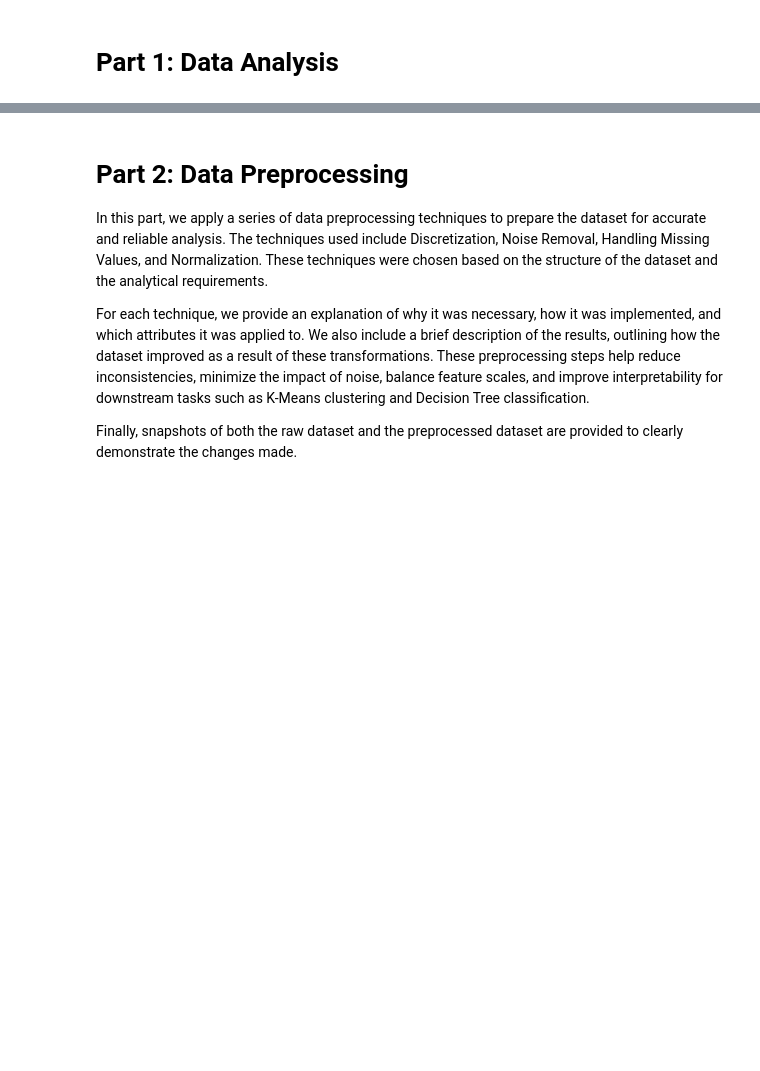
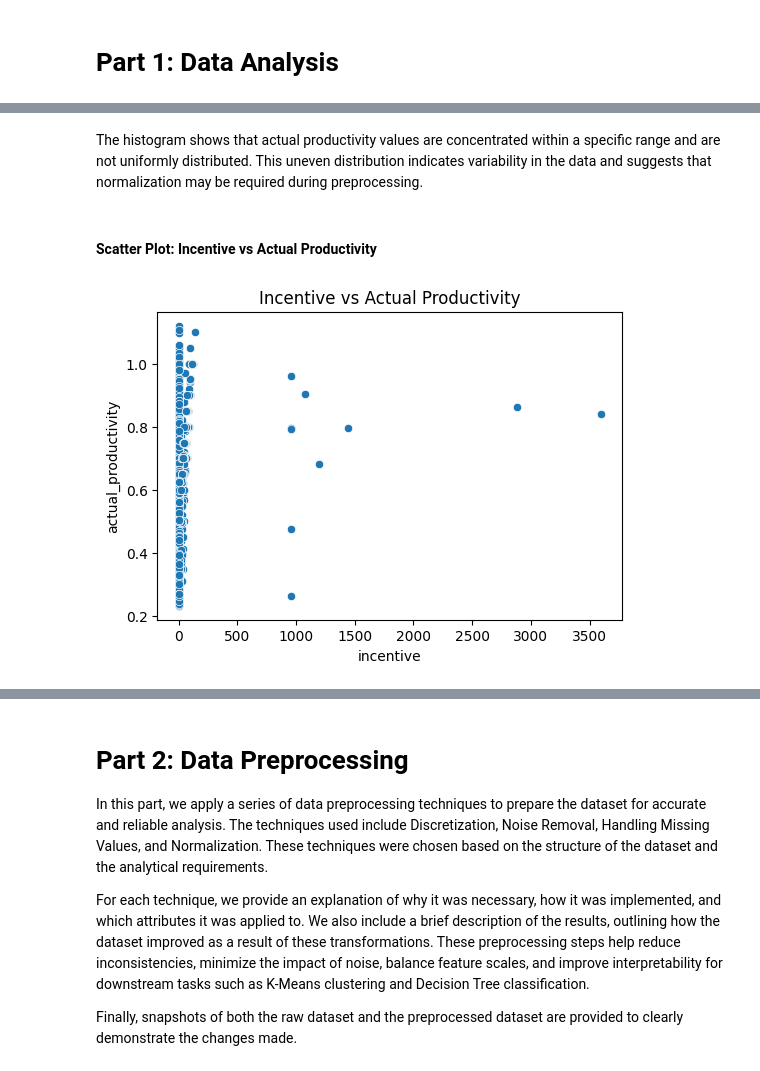
Before and after one commit to hind190/Data-Mining-Project-, a Jupyter notebook: phase2.ipynb, the cells around one changed output, grey strips where cells are left out. Cells and saved outputs as stored; diff of their text form; code cells hidden in the pictures; blank space fills up the shorter version.

```diff
--- a/phase2.ipynb
+++ b/phase2.ipynb
@@ -22,0 +112,11 @@ Preprocessed_dataset = df.copy()
+# %% [markdown]
+The histogram shows that actual productivity values are concentrated within a specific range and are not uniformly distributed. This uneven distribution indicates variability in the data and suggests that normalization may be required during preprocessing.
+# %% [markdown]
+#### Scatter Plot: Incentive vs Actual Productivity
+# %%
+plt.figure(figsize=(6,4))
+sns.scatterplot(x='incentive', y='actual_productivity', data=df)
+plt.title("Incentive vs Actual Productivity")
+plt.show()
+# %% [output]
+[figure, added]
```
Also changed, not shown: parts of 18 cells of this notebook.
